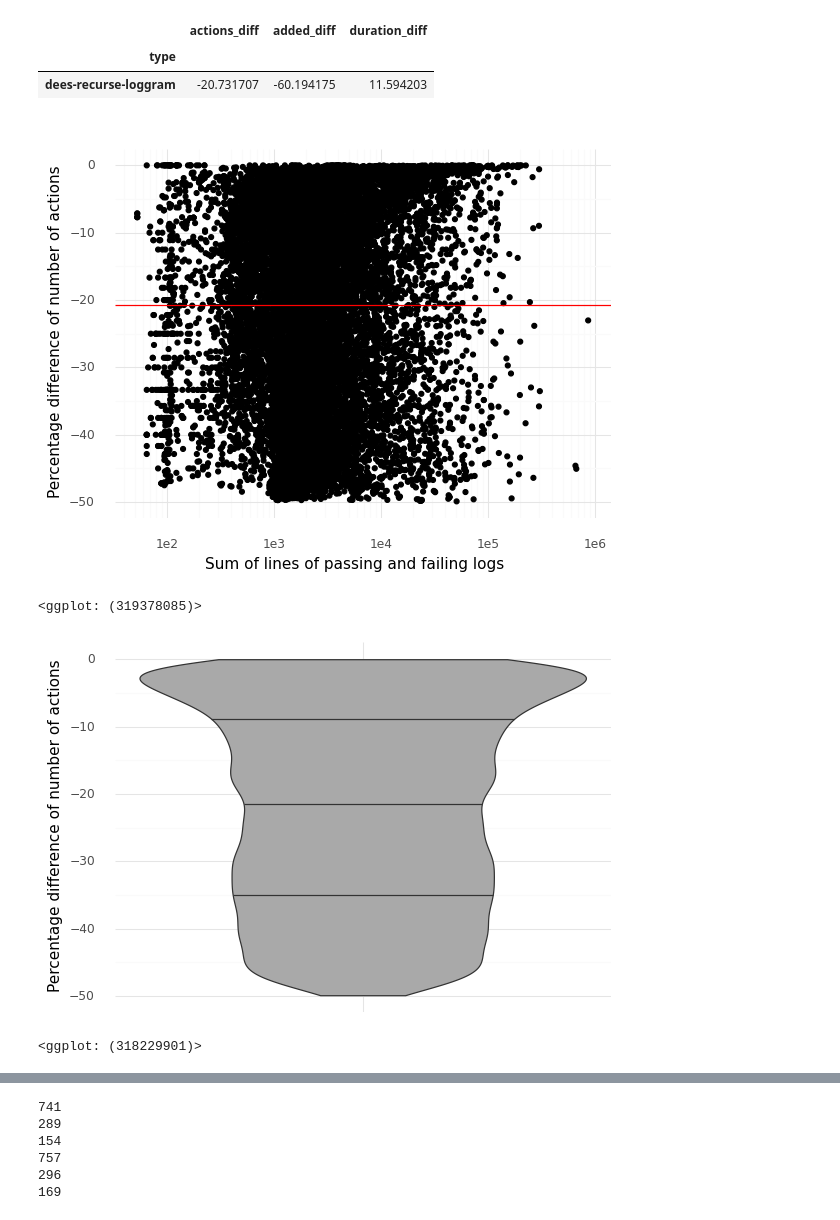
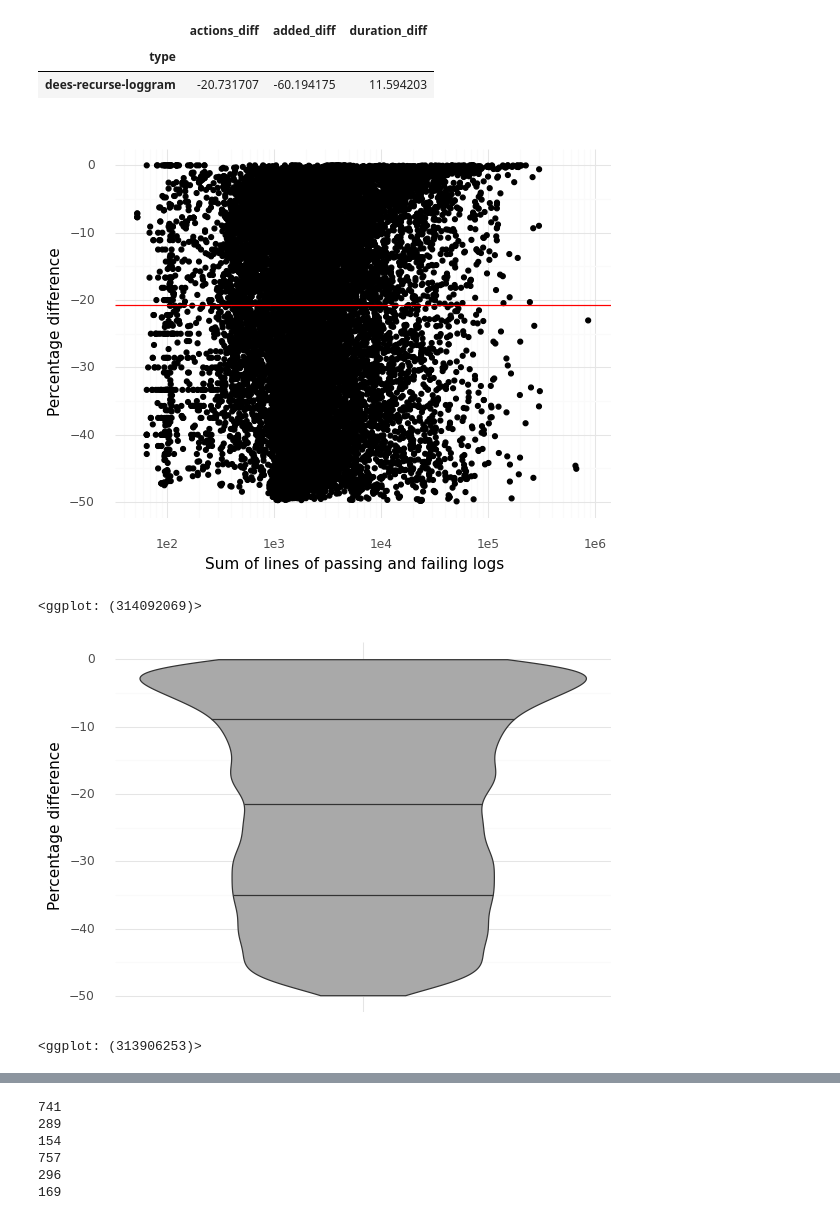
Before and after one commit to labri-progress/cidiff, a Jupyter notebook: python/analysis.ipynb, the cells around one changed output, grey strips where cells are left out. Drawn from its saved outputs; the diff is of its cells as text; code cells hidden in the pictures.

```diff
--- a/python/analysis.ipynb
+++ b/python/analysis.ipynb
@@ -143,17 +141,17 @@ merged_data.groupby("type")[["actions_diff","added_diff", "duration_diff"]].medi
 | type |  |  |  |
 | dees-recurse-loggram | -20.731707 | -60.194175 | 11.594203 |
 # %%
-plot = pn.ggplot(merged_data, pn.aes(x="total_size", y="actions_diff")) + pn.geom_point() + pn.geom_hline(yintercept=merged_data[merged_data["type"].isin(ALTERNATE_TYPES)]["actions_diff"].median(), color="red") + pn.facet_wrap("type", labeller=lambda x: "") + pn.scale_x_log10() + pn.xlab("Sum of lines of passing and failing logs") + pn.ylab("Percentage difference of number of actions") + pn.theme_minimal()
+plot = pn.ggplot(merged_data, pn.aes(x="total_size", y="actions_diff")) + pn.geom_point() + pn.geom_hline(yintercept=merged_data[merged_data["type"].isin(ALTERNATE_TYPES)]["actions_diff"].median(), color="red") + pn.facet_wrap("type", labeller=lambda x: "") + pn.scale_x_log10() + pn.xlab("Sum of lines of passing and failing logs") + pn.ylab("Percentage difference") + pn.theme_minimal()
 # plot.save(filename="actions_diff.pdf", verbose=False)
 plot
 # %% [output]
-[figure, old version]
+[figure, new version]
-<ggplot: (319378085)>
+<ggplot: (314092069)>
 # %%
-plot = pn.ggplot(merged_data, pn.aes(x="type", y="actions_diff")) + pn.geom_violin(fill="darkgrey", draw_quantiles=[0.25,0.5,0.75]) + pn.ylab("Percentage difference of number of actions") + pn.xlab("") + pn.theme(axis_text_x=pn.element_blank())
+plot = pn.ggplot(merged_data, pn.aes(x="type", y="actions_diff")) + pn.geom_violin(fill="darkgrey", draw_quantiles=[0.25,0.5,0.75]) + pn.ylab("Percentage difference") + pn.xlab("") + pn.theme(axis_text_x=pn.element_blank())
 plot.save(filename="actions_diff.pdf")
 plot
 # %% [output]
-[figure, old version]
+[figure, new version]
-<ggplot: (318229901)>
+<ggplot: (313906253)>
 # %%
```
Also changed, not shown: parts of 9 cells of this notebook, 1 other file.
